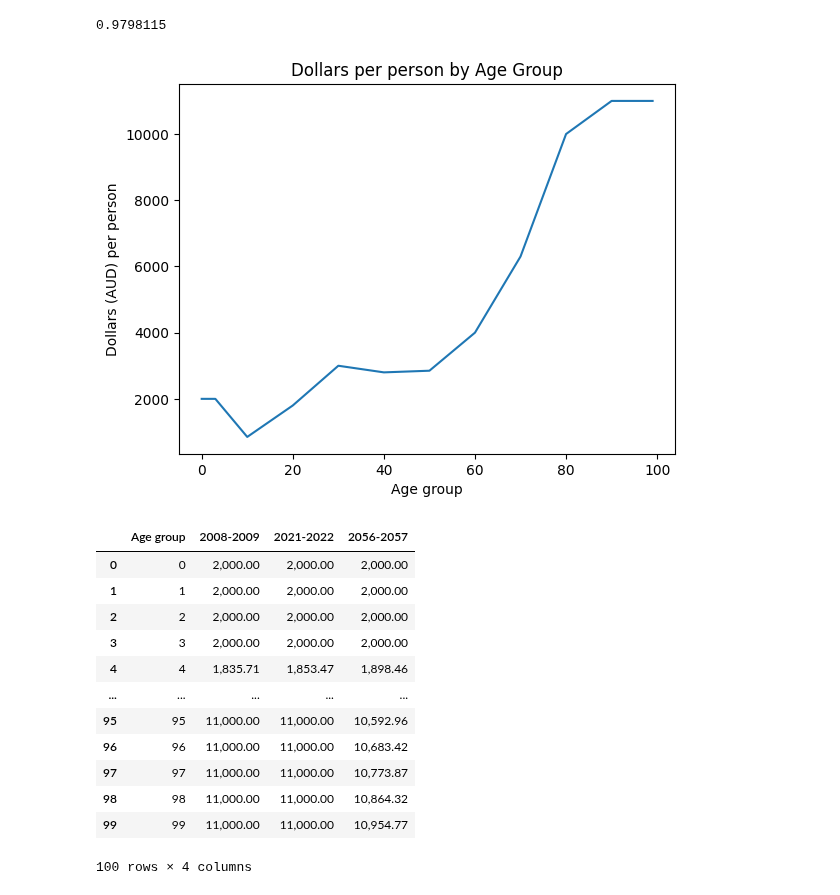
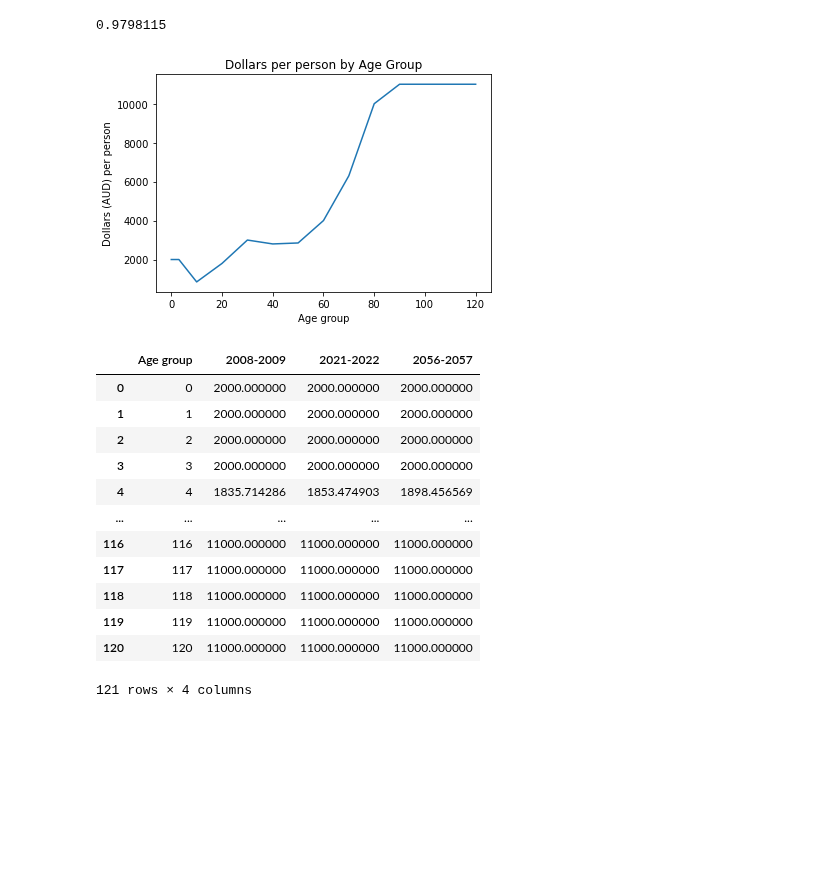
Before and after one commit to LyuLingfeng95/PhDProject1, a Jupyter notebook: Project2_mortality.ipynb, the cells around one changed output. Drawn from its saved outputs; the diff is of its cells as text; code cells hidden in the pictures; blank space fills up the shorter version.

```diff
--- a/Project2_mortality.ipynb
+++ b/Project2_mortality.ipynb
@@ -1070,24 +1105,24 @@ average_pixel_value
 # %%
 age_groups = [3, 10, 20, 30, 40, 50, 60, 70, 80, 90]
 
 # Define the dollar values per person
 dollar_values = [2000, 850, 1800, 3000, 2800, 2850, 4000, 6300, 10000, 11000]
 
 # Create the DataFrame
 df = pd.DataFrame({'Age group': age_groups, '2008-2009': dollar_values})
 
-new_age_groups = np.arange(0, 100)
+new_age_groups = np.arange(0, 121)
 new_dollar_values = np.interp(new_age_groups, df['Age group'], df['2008-2009'])
 new_df = pd.DataFrame({'Age group': new_age_groups, '2008-2009': new_dollar_values})
 
 # Plot the interpolated data
 plt.plot(new_df['Age group'], new_df['2008-2009'])
 plt.xlabel('Age group')
 plt.ylabel('Dollars (AUD) per person')
 plt.title('Dollars per person by Age Group')
 plt.show()
 # %% [output]
-[figure, old version]
+[figure, new version]
 # %%
 new_df1 = pd.DataFrame({})
 new_df1['Age group'] = new_df['Age group']*92.5/90
@@ -1110,18 +1145,18 @@ combined_df = combined_df.loc[:, ~combined_df.columns.duplicated()]
 combined_df
 # %% [output]
 |  | Age group | 2008-2009 | 2021-2022 | 2056-2057 |
-| 0 | 0 | 2,000.00 | 2,000.00 | 2,000.00 |
-| 1 | 1 | 2,000.00 | 2,000.00 | 2,000.00 |
-| 2 | 2 | 2,000.00 | 2,000.00 | 2,000.00 |
-| 3 | 3 | 2,000.00 | 2,000.00 | 2,000.00 |
-| 4 | 4 | 1,835.71 | 1,853.47 | 1,898.46 |
+| 0 | 0 | 2000.000000 | 2000.000000 | 2000.000000 |
+| 1 | 1 | 2000.000000 | 2000.000000 | 2000.000000 |
+| 2 | 2 | 2000.000000 | 2000.000000 | 2000.000000 |
+| 3 | 3 | 2000.000000 | 2000.000000 | 2000.000000 |
+| 4 | 4 | 1835.714286 | 1853.474903 | 1898.456569 |
 | ... | ... | ... | ... | ... |
-| 95 | 95 | 11,000.00 | 11,000.00 | 10,592.96 |
-| 96 | 96 | 11,000.00 | 11,000.00 | 10,683.42 |
-| 97 | 97 | 11,000.00 | 11,000.00 | 10,773.87 |
-| 98 | 98 | 11,000.00 | 11,000.00 | 10,864.32 |
-| 99 | 99 | 11,000.00 | 11,000.00 | 10,954.77 |
+| 116 | 116 | 11000.000000 | 11000.000000 | 11000.000000 |
+| 117 | 117 | 11000.000000 | 11000.000000 | 11000.000000 |
+| 118 | 118 | 11000.000000 | 11000.000000 | 11000.000000 |
+| 119 | 119 | 11000.000000 | 11000.000000 | 11000.000000 |
+| 120 | 120 | 11000.000000 | 11000.000000 | 11000.000000 |
-100 rows × 4 columns
+121 rows × 4 columns
 # %%
 plt.plot(combined_df['Age group'], combined_df['2008-2009'], label='2008-2009')
 plt.plot(combined_df['Age group'], combined_df['2021-2022'], label='2021-2022')
```
Also changed, not shown: parts of 33 cells of this notebook, 9 other files.
